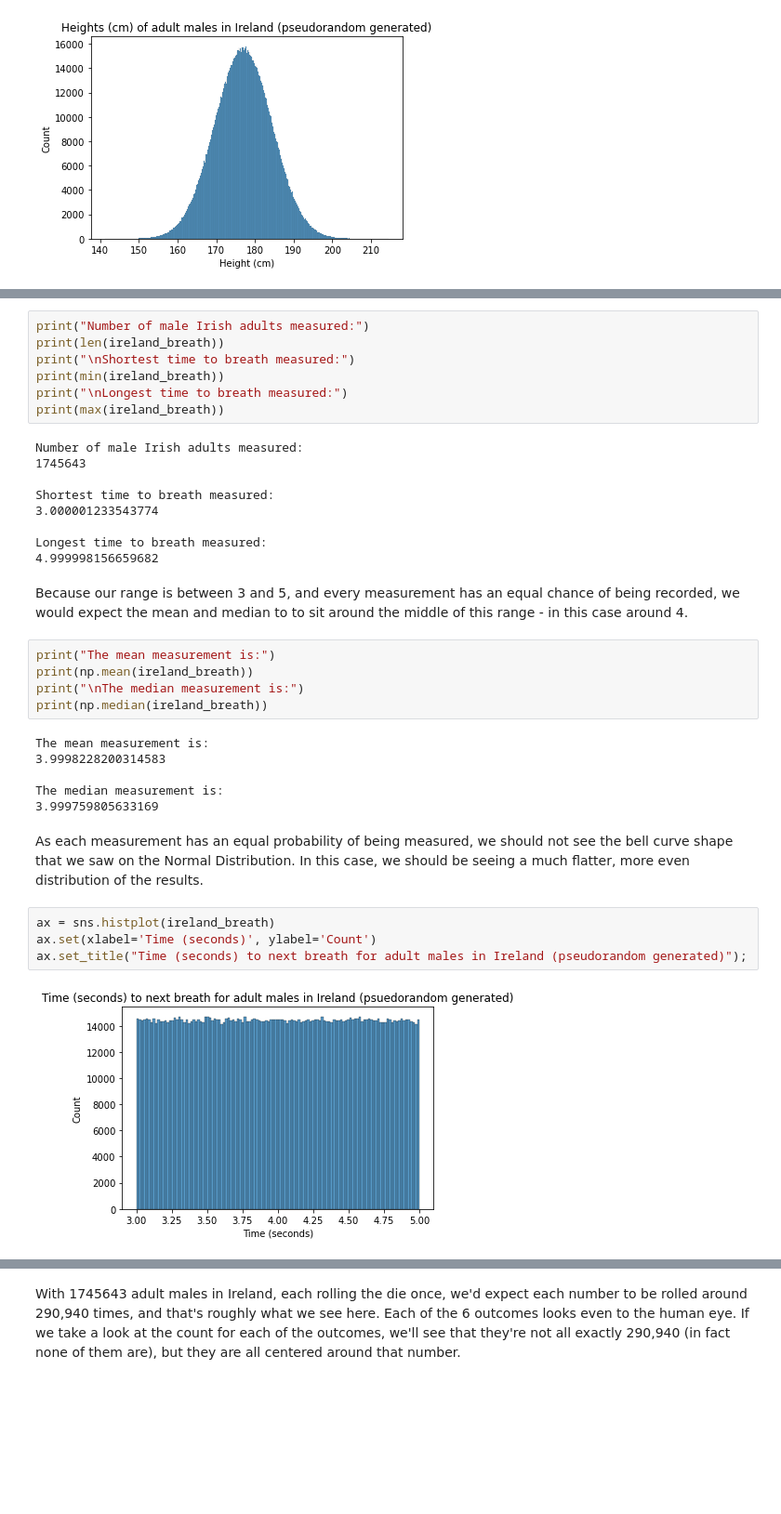
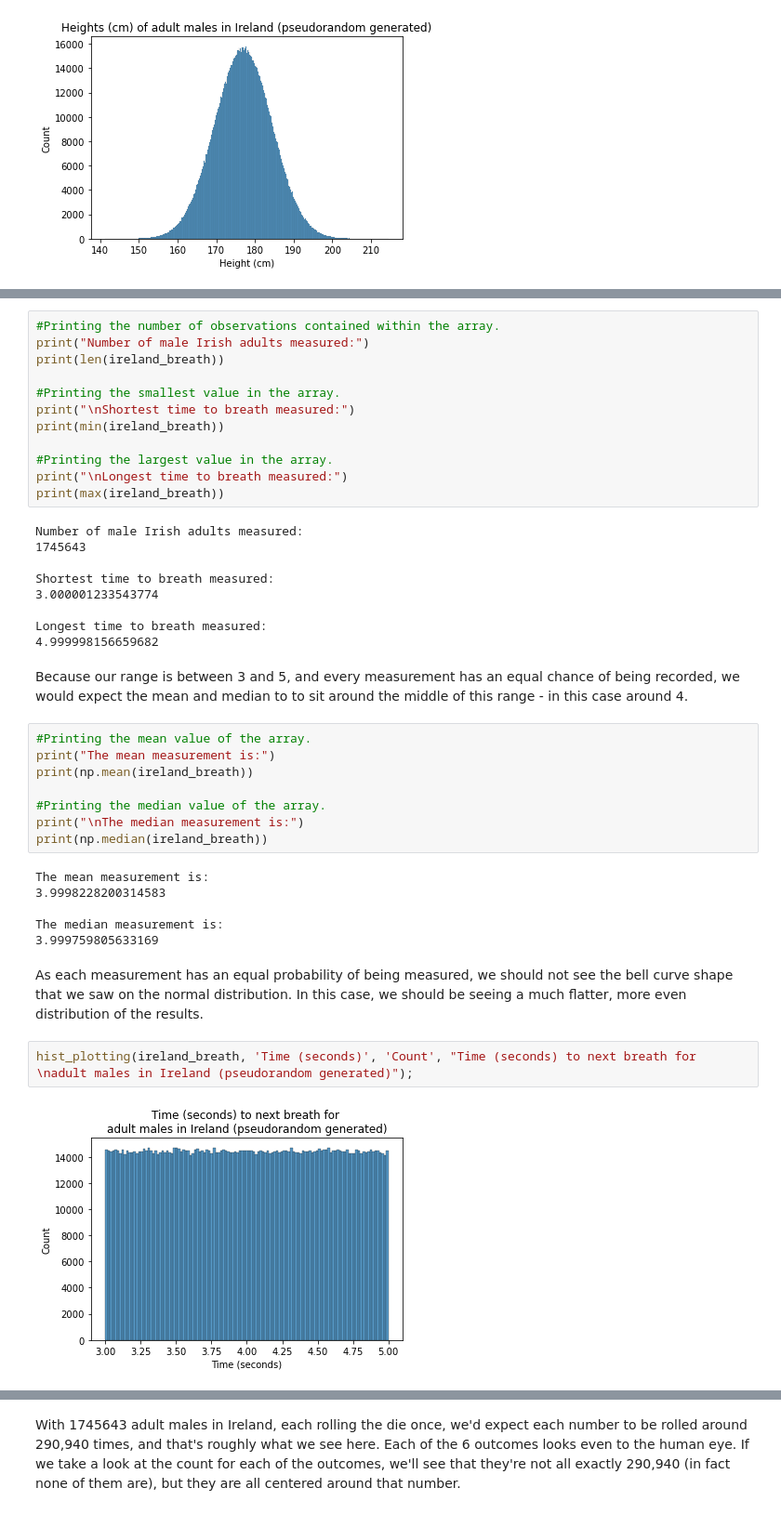
Before and after one commit to OtherBrian/pda-np.random, a Jupyter notebook: Numpy.Random.ipynb, the cells around one changed output, grey strips where cells are left out. Shown: that part at 93% size. Cells and saved outputs as stored; diff of their text form; blank space fills up the shorter version.

Commit message:
Spellcheck, formatting and refactored the plots for Uniform Distribution.

```diff
--- a/Numpy.Random.ipynb
+++ b/Numpy.Random.ipynb
@@ -922,8 +922,13 @@ As before, we can double check the number of events generated, alongside the min
 # %%
+#Printing the number of observations contained within the array.
 print("Number of male Irish adults measured:")
 print(len(ireland_breath))
+
+#Printing the smallest value in the array.
 print("\nShortest time to breath measured:")
 print(min(ireland_breath))
+
+#Printing the largest value in the array.
 print("\nLongest time to breath measured:")
 print(max(ireland_breath))
 # %% [output]
@@ -938,8 +943,11 @@ Longest time to breath measured:
 # %% [markdown]
 Because our range is between 3 and 5, and every measurement has an equal chance of being recorded, we would expect the mean and median to to sit around the middle of this range - in this case around 4.
 # %%
+#Printing the mean value of the array.
 print("The mean measurement is:")
 print(np.mean(ireland_breath))
+
+#Printing the median value of the array.
 print("\nThe median measurement is:")
 print(np.median(ireland_breath))
 # %% [output]
@@ -949,11 +957,9 @@ The mean measurement is:
 The median measurement is:
 3.999759805633169
 # %% [markdown]
-As each measurement has an equal probability of being measured, we should not see the bell curve shape that we saw on the Normal Distribution. In this case, we should be seeing a much flatter, more even distribution of the results.
+As each measurement has an equal probability of being measured, we should not see the bell curve shape that we saw on the normal distribution. In this case, we should be seeing a much flatter, more even distribution of the results.
 # %%
-ax = sns.histplot(ireland_breath)
-ax.set(xlabel='Time (seconds)', ylabel='Count')
-ax.set_title("Time (seconds) to next breath for adult males in Ireland (pseudorandom generated)");
+hist_plotting(ireland_breath, 'Time (seconds)', 'Count', "Time (seconds) to next breath for \nadult males in Ireland (pseudorandom generated)");
 # %% [output]
-[figure, old version]
+[figure, new version]
 # %% [markdown]
```
Also changed, not shown: parts of 23 cells of this notebook.
